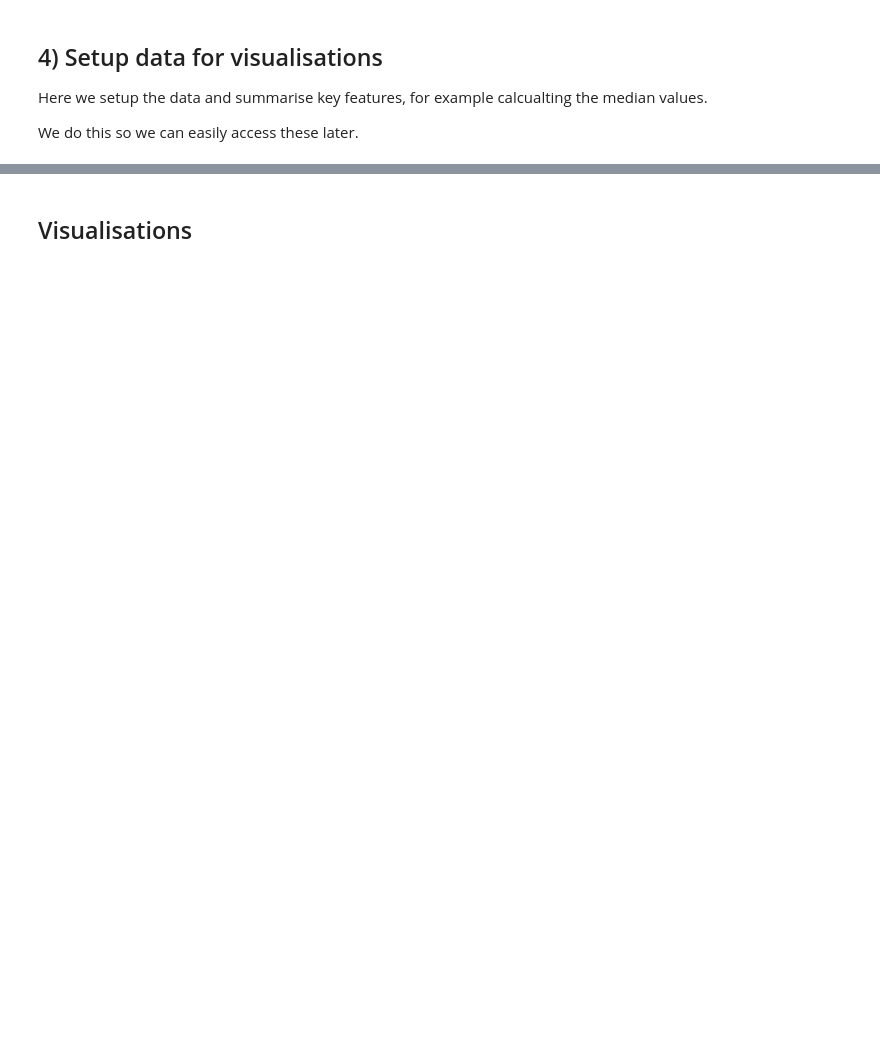
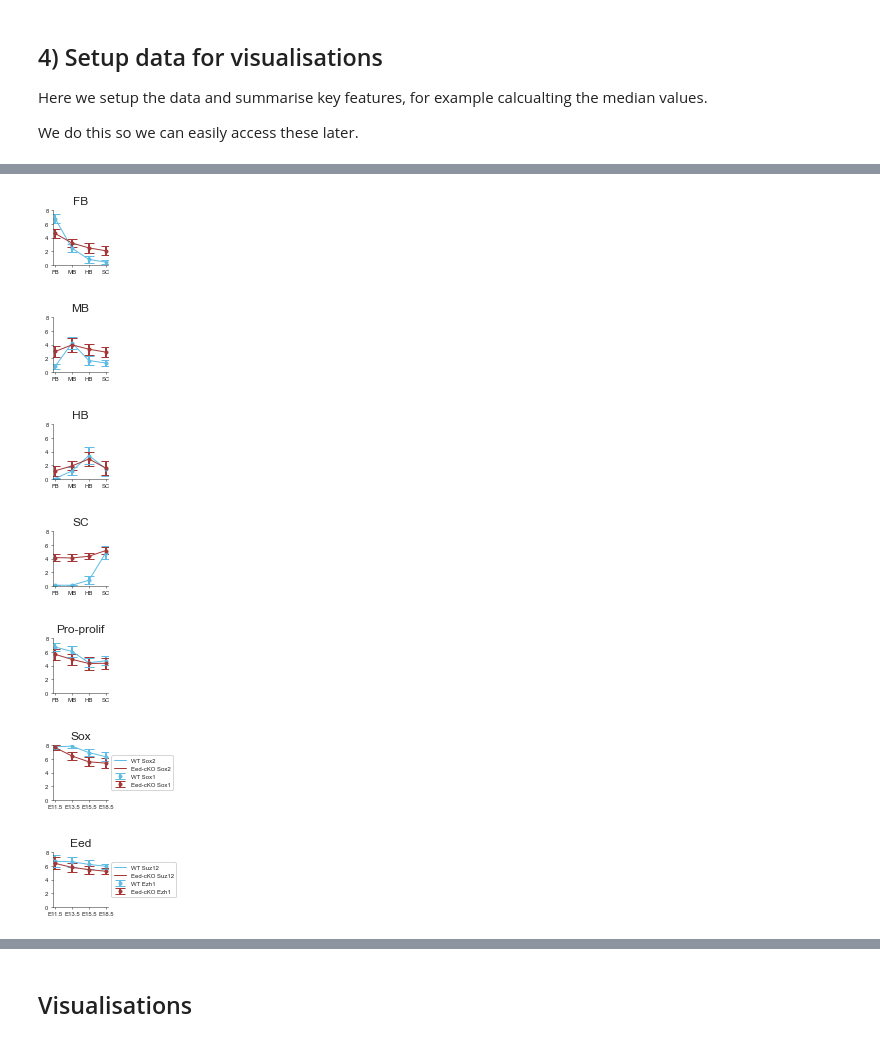
Before and after one commit to ArianeMora/mouseCNS_vae, a Jupyter notebook: reproducibility/3_nodes_consistent_genes/3_nodes_consistent_gene_APaxis_vae.ipynb, the cells around one changed output, grey strips where cells are left out. Saved outputs shown, nothing was run; the diff lists cells and outputs as text; code cells hidden in the pictures; blank space fills up the shorter version.

```diff
--- a/reproducibility/3_nodes_consistent_genes/3_nodes_consistent_gene_APaxis_vae.ipynb
+++ b/reproducibility/3_nodes_consistent_genes/3_nodes_consistent_gene_APaxis_vae.ipynb
@@ -502,15 +324,0 @@ while(i < len(cols_to_merge)):
-# %%
-## Print out the pro and antiproliferation genes
-pro_prolif = ['Ccna1', 'Ccna2', 'Ccnb1', 'Ccnb2', 'Ccnb3', 'Cdc25a', 'Cdc25b', 'Cdc25c', 'Cdk1',  'Wee2',
-        'Ccnd1', 'E2f1', 'E2f2', 'E2f3', 'Cdk2', 'Cdk4', 'Cdk6', 'Ccnd2', 'Ccnd3', 'Ccne1', 'Ccne2']
-anti_prolif = ['Chek1', 'Chek2', 'Wee1', 'Cdkn1a', 'Cdkn1b', 'Cdkn2a', 'Cdkn1c', 'Cdkn2b', 'Cdkn2c', 'Cdkn2d',  'Rb1']
-
-u.dp(["Const aff pro-prolif:"])
-for g in df_training[gene_name].values:
-    if g in pro_prolif:
-        print(g)
-
-u.dp(["Const aff anti-prolif:"])
-for g in df_training[gene_name].values:
-    if g in anti_prolif:
-        print(g)
@@ -896,0 +1136,51 @@ sc_genes = ['Hoxd8', 'Hoxd9', 'Hoxd10', 'Hoxd11','Hoxa7', 'Hoxa9', 'Hoxa10',
+# %%
+# -----------------------------------------------------------------------------------
+#                         Figure J
+# -----------------------------------------------------------------------------------
+
+
+fb_genes = ['Dlx1', 'Dlx5', 'Dlx2', 'Lhx6', 'Emx1', 'Eomes', 'Tbr1', 'Foxg1', 'Lhx6', 'Dlx1', 'Dlx2', 'Dlx5', 'Nr2e2']
+mb_genes = ['En1', 'En2', 'Lmx1a', 'Bhlhe23', 'Sall4']
+hb_genes = ['Hoxb1', 'Krox20', 'Fev', 'Hoxd3', 'Phox2b']
+sc_genes = ['Hoxd8', 'Hoxd9', 'Hoxd10', 'Hoxd11', 'Hoxd12', 'Hoxd13', 'Hoxa7', 'Hoxa9', 'Hoxa10', 'Hoxa11', 'Hoxa13',
+            'Hoxb9', 'Hoxb13',  'Hoxc8', 'Hoxc9', 'Hoxc10', 'Hoxc11', 'Hoxc12', 'Hoxc13']
+
+genes = fb_genes
+gene_idxs, gene_names = get_gis(genes, df_sig)
+plot_tissue_line(w_e18_cols, gene_idxs, gene_names, df_sig, 'FB', e18_cols)
+
+genes = mb_genes
+gene_idxs, gene_names = get_gis(genes, df_sig)
+plot_tissue_line(w_e18_cols, gene_idxs, gene_names, df_sig, 'MB', e18_cols)
+
+genes = hb_genes
+gene_idxs, gene_names = get_gis(genes, df_sig)
+plot_tissue_line(w_e18_cols, gene_idxs, gene_names, df_sig, 'HB', e18_cols)
+
+genes = sc_genes #[ 'Hoxa11', 'Hoxa13', 'Hoxb13', 'Hoxc10', 'Hoxc12', 'Hoxc13']
+gene_idxs, gene_names = get_gis(genes, df_sig)
+plot_tissue_line(w_e18_cols, gene_idxs, gene_names, df_sig, 'SC', e18_cols)
+
+genes = ['Ccnb1',
+'Cdc25c',
+'E2f1',
+'Ccna2',
+'Ccnd1']
+gene_idxs, gene_names = get_gis(genes, df_sig)
+plot_tissue_line(w_e13_cols, gene_idxs, gene_names, df_sig, 'Pro-prolif', e13_cols)
+
+genes = ['Sox1', 'Sox2', 'Sox3']
+gene_idxs, gene_names = get_gis(genes, df_sig)
+plot_time_line(wt_fb_cols, gene_idxs, gene_names, df_sig, 'Sox', ko_fb_cols)
+
+genes = ['Eed', 'Ezh2', 'Suz12', 'Ezh1']
+gene_idxs, gene_names = get_gis(genes, df_sig)
+plot_time_line(wt_fb_cols, gene_idxs, gene_names, df_sig, 'Eed', ko_fb_cols)
+# %% [output]
+[figure, added]
+[figure, added]
+[figure, added]
+[figure, added]
+[figure, added]
+[figure, added]
+[figure, added]
```
Also changed, not shown: parts of 88 cells of this notebook, 32 other files.
